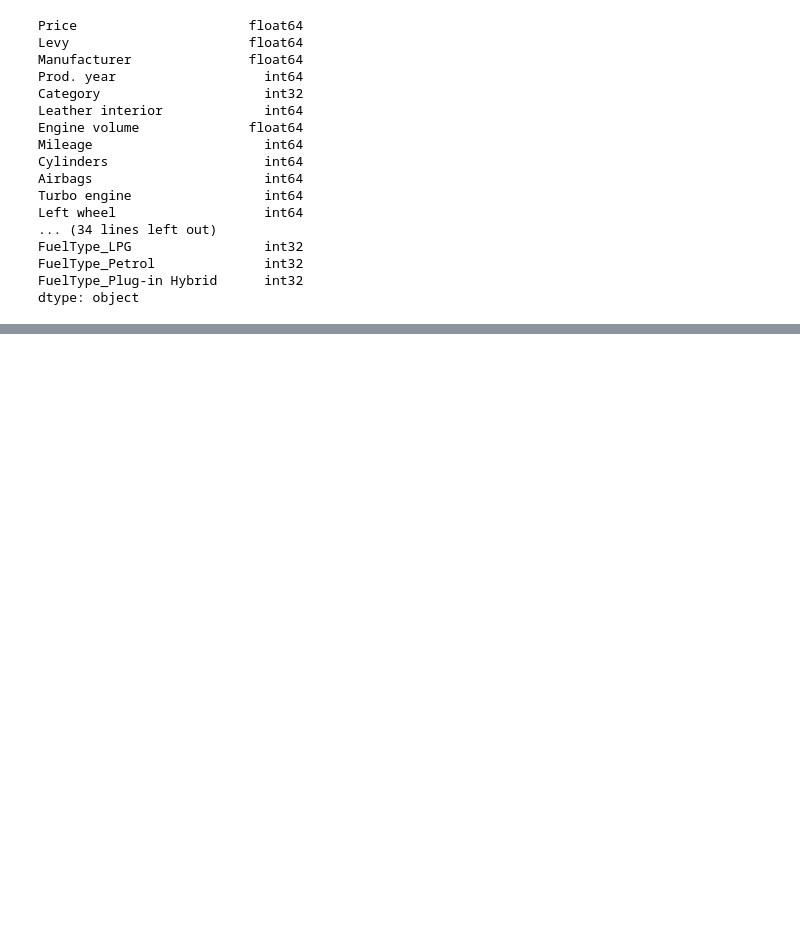
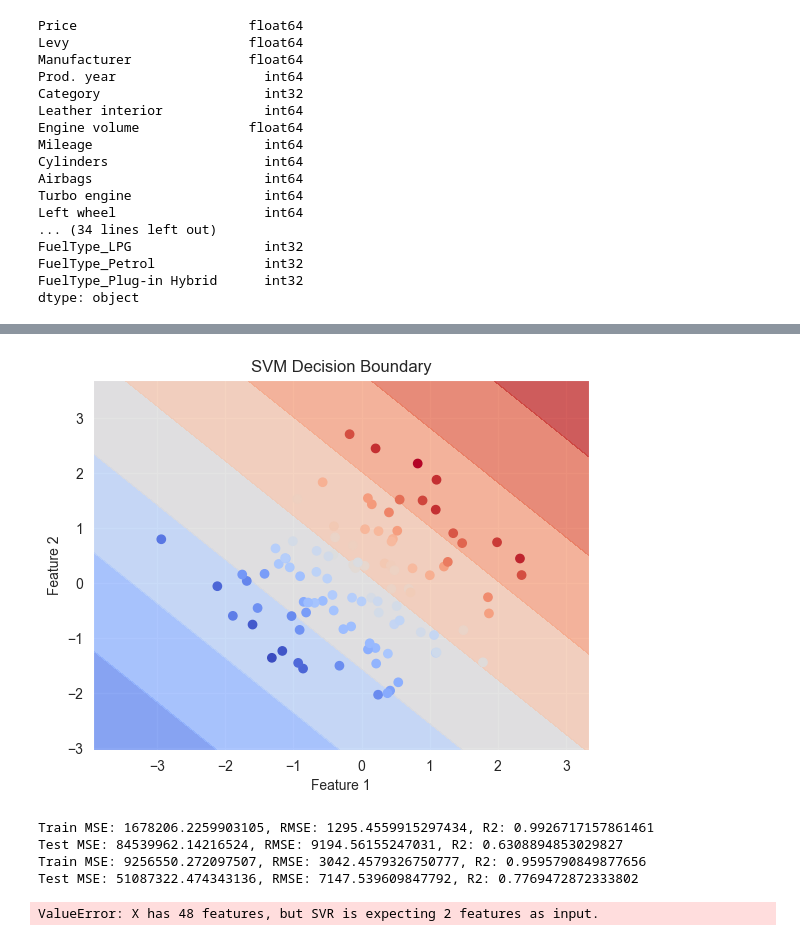
Before and after one commit to LiquiNaut/SUNS-zadanie-2, a Jupyter notebook: main.ipynb, the cells around one changed output, grey strips where cells are left out. Drawn from its saved outputs; the diff is of its cells as text; code cells hidden in the pictures; blank space fills up the shorter version.

```diff
--- a/main.ipynb
+++ b/main.ipynb
@@ -168,0 +226,80 @@ X_test_normalized = scaler.transform(X_test)
+# %%
+import numpy as np
+import matplotlib.pyplot as plt
+from sklearn.svm import SVR
+from sklearn.datasets import make_regression
+from sklearn.preprocessing import StandardScaler
+
+# Create a toy dataset
+X, y = make_regression(n_samples=100, n_features=2, noise=10, random_state=42)
+
+# Standardize the features
+scaler = StandardScaler()
+X = scaler.fit_transform(X)
+
+# Train an SVM regressor
+svm_model = SVR(kernel='linear')
+svm_model.fit(X, y)
+
+# Plot the decision boundary
+h = .02  # step size in the mesh
+x_min, x_max = X[:, 0].min() - 1, X[:, 0].max() + 1
+y_min, y_max = X[:, 1].min() - 1, X[:, 1].max() + 1
+
+xx, yy = np.meshgrid(np.arange(x_min, x_max, h), np.arange(y_min, y_max, h))
+Z = svm_model.predict(np.c_[xx.ravel(), yy.ravel()])
+
+Z = Z.reshape(xx.shape)
+
+plt.contourf(xx, yy, Z, cmap=plt.cm.coolwarm, alpha=0.8)
+plt.scatter(X[:, 0], X[:, 1], c=y, cmap=plt.cm.coolwarm)
+plt.xlabel('Feature 1')
+plt.ylabel('Feature 2')
+plt.title('SVM Decision Boundary')
+plt.show()
+# %% [output]
+[figure, added]
+# %%
+# Vyhodnotenie modelov
+from sklearn.metrics import mean_squared_error, r2_score
+import numpy as np
+
+# Funkcia pre výpočet RMSE
+def rmse(y_true, y_pred):
+    return np.sqrt(mean_squared_error(y_true, y_pred))
+
+# Funkcia na vyhodnotenie modelu
+def evaluate_model(model, X_train, y_train, X_test, y_test):
+    # Predikcia na trénovacej množine
+    y_train_pred = model.predict(X_train)
+
+    # Predikcia na testovacej množine
+    y_test_pred = model.predict(X_test)
+
+    # Výpočet metrík
+    mse_train = mean_squared_error(y_train, y_train_pred)
+    rmse_train = rmse(y_train, y_train_pred)
+    r2_train = r2_score(y_train, y_train_pred)
+
+    mse_test = mean_squared_error(y_test, y_test_pred)
+    rmse_test = rmse(y_test, y_test_pred)
+    r2_test = r2_score(y_test, y_test_pred)
+
+    # Výpis výsledkov
+    print(f"Train MSE: {mse_train}, RMSE: {rmse_train}, R2: {r2_train}")
+    print(f"Test MSE: {mse_test}, RMSE: {rmse_test}, R2: {r2_test}")
+
+# Evaluácia pre rozhodovací strom
+evaluate_model(decision_tree, X_train_normalized, y_train, X_test_normalized, y_test)
+
+# Evaluácia pre náhodný les
+evaluate_model(random_forest, X_train_normalized, y_train, X_test_normalized, y_test)
+
+# Evaluácia pre SVM
+evaluate_model(svm_model, X_train_normalized, y_train, X_test_normalized, y_test)
+# %% [output]
+Train MSE: 1678206.2259903105, RMSE: 1295.4559915297434, R2: 0.9926717157861461
+Test MSE: 84539962.14216524, RMSE: 9194.56155247031, R2: 0.6308894853029827
+Train MSE: 9256550.272097507, RMSE: 3042.4579326750777, R2: 0.9595790849877656
+Test MSE: 51087322.474343136, RMSE: 7147.539609847792, R2: 0.7769472872333802
+ValueError: X has 48 features, but SVR is expecting 2 features as input.
```
Also changed, not shown: parts of 2 cells of this notebook.
